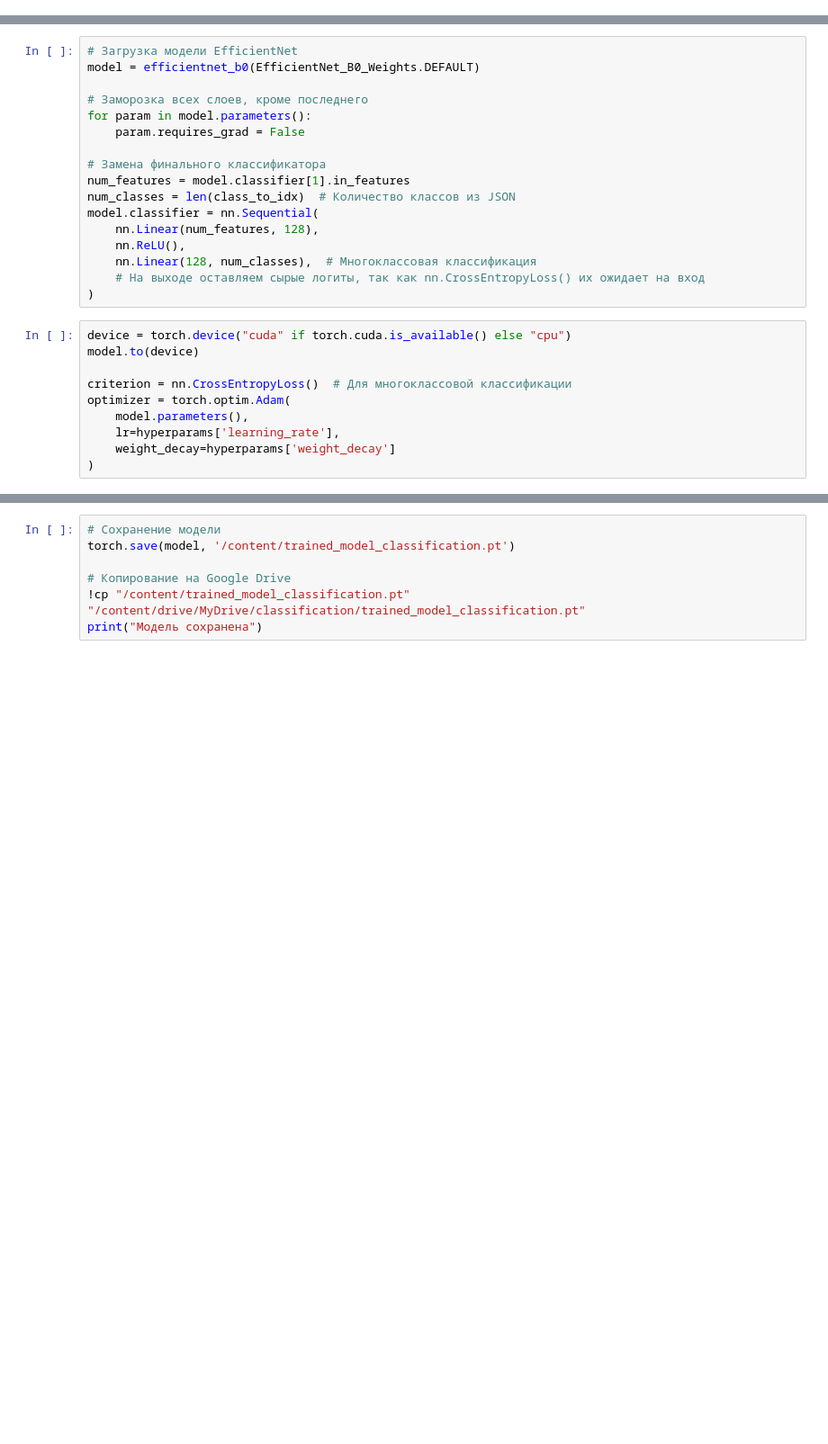
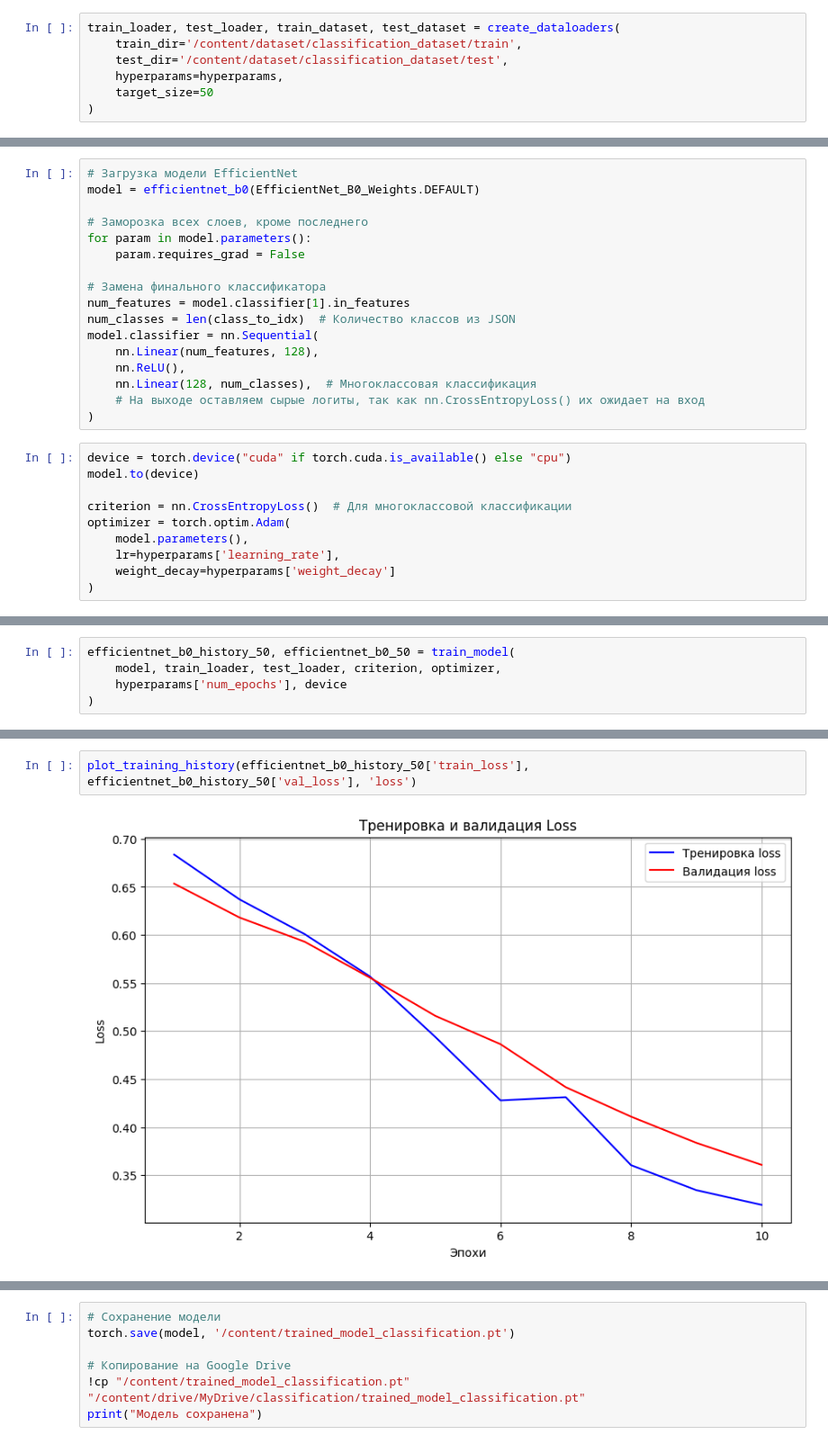
Before and after one commit to lpestov/interactive_ai_model_builder, a Jupyter notebook: models/classification/notebooks/classification_neural_network.ipynb, the cells around one changed output, grey strips where cells are left out. Shown at 90% size. Drawn from its saved outputs; the diff is of its cells as text; blank space fills up the shorter version.

Commit message:
#add benchmarks and comparisons with different numbers of images in the class

```diff
--- a/models/classification/notebooks/classification_neural_network.ipynb
+++ b/models/classification/notebooks/classification_neural_network.ipynb
@@ -175,3 +198,10 @@ test_loader = DataLoader(
+# %%
+train_loader, test_loader, train_dataset, test_dataset = create_dataloaders(
+    train_dir='/content/dataset/classification_dataset/train',
+    test_dir='/content/dataset/classification_dataset/test',
+    hyperparams=hyperparams,
+    target_size=50
+)
 # %%
 # Проверим классы
 test_dataset.class_to_idx
@@ -252,0 +478,5 @@ for epoch in range(hyperparams['num_epochs']):
+# %%
+efficientnet_b0_history_50, efficientnet_b0_50 = train_model(
+    model, train_loader, test_loader, criterion, optimizer,
+    hyperparams['num_epochs'], device
+)
@@ -252,0 +530,4 @@ for epoch in range(hyperparams['num_epochs']):
+# %%
+plot_training_history(efficientnet_b0_history_50['train_loss'], efficientnet_b0_history_50['val_loss'], 'loss')
+# %% [output]
+[figure, added]
```
Also changed, not shown: parts of 37 cells of this notebook.
